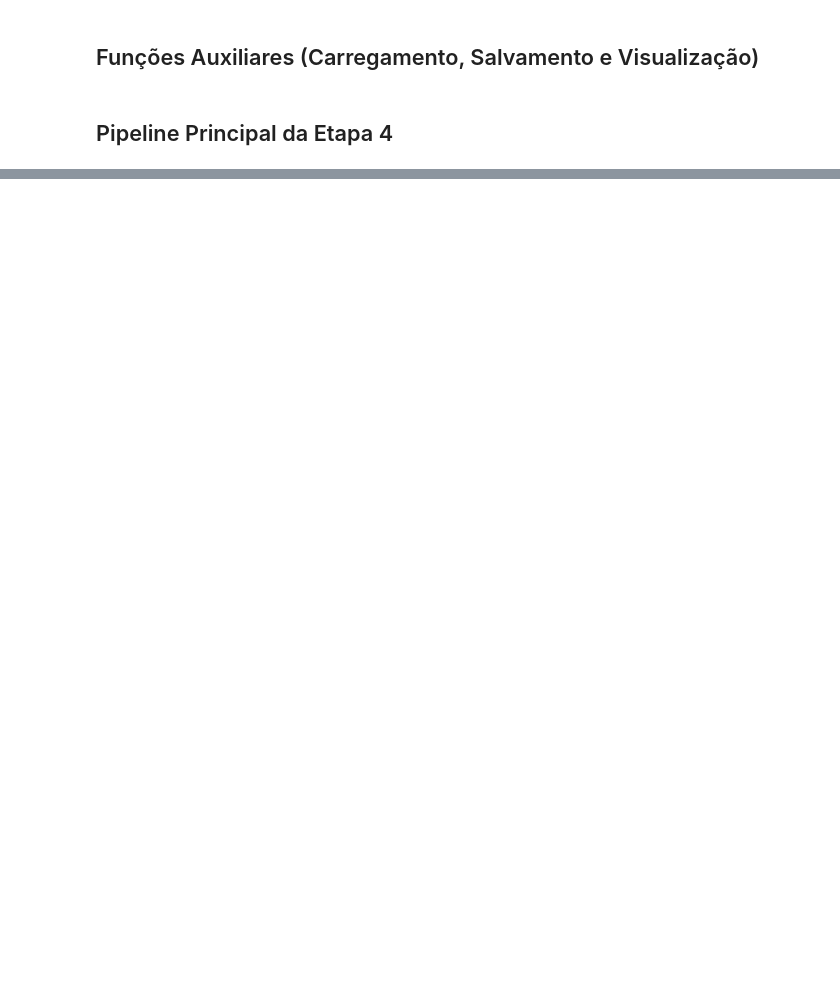
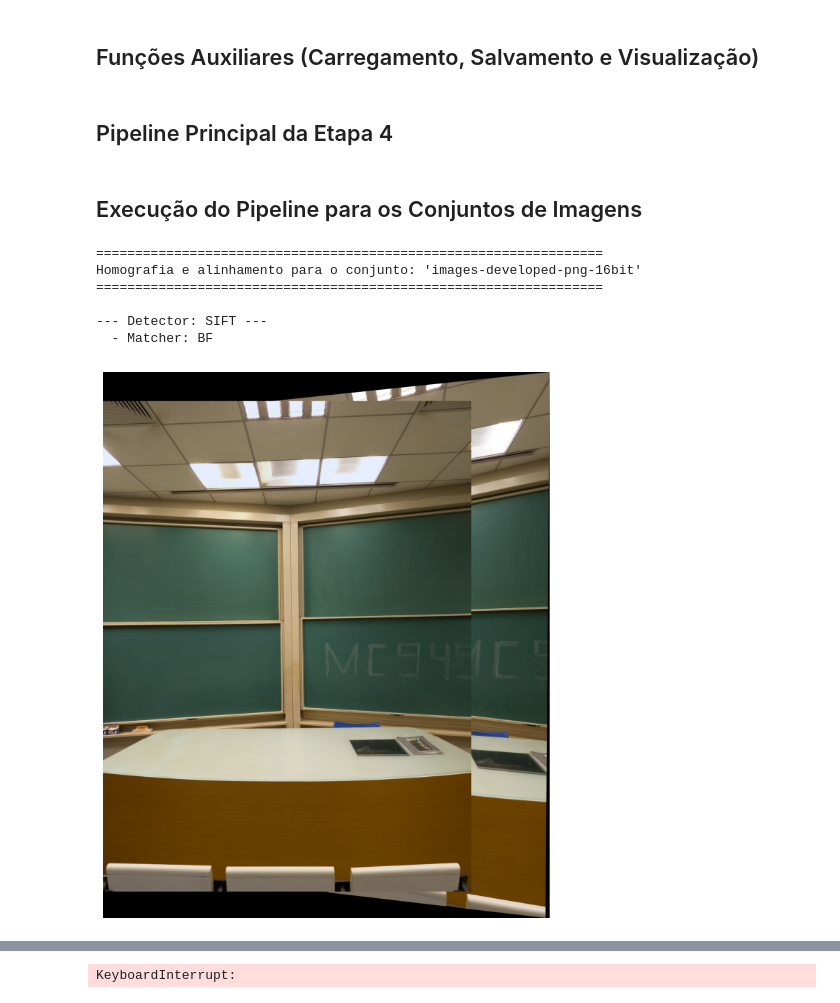
Before and after one commit to GabrielMacedoMontagna/MC949_Visao_Computacional, a Jupyter notebook: etapa4.ipynb, the cells around one changed output, grey strips where cells are left out. Drawn from its saved outputs; the diff is of its cells as text; code cells hidden in the pictures; blank space fills up the shorter version.

Commit message:
Primeira versao etapa4

```diff
--- a/etapa4.ipynb
+++ b/etapa4.ipynb
@@ -78,7 +124,6 @@ def analisar_homogr_alinhamento(caminho_base_etapa2: str, caminho_base_etapa3: s
         for nome_matcher in matchers:
             print(f"  - Matcher: {nome_matcher.upper()}")
             caminho_matcher = os.path.join(caminho_base_etapa3, nome_detector, nome_matcher)
-            arquivos_match_npz = sorted(glob.glob(os.path.join(caminho_matcher, "matches_*.npz")))
 
             # Cria o diretório de saída para esta combinação
             dir_saida = os.path.join("resultados_etapa4", os.path.basename(caminho_base_etapa3), nome_detector, nome_matcher)
@@ -90,20 +135,51 @@ def analisar_homogr_alinhamento(caminho_base_etapa2: str, caminho_base_etapa3: s
                 kps1, desc1, path1 = carregar_features_npz(arquivos_feature_npz[i])
                 kps2, desc2, path2 = carregar_features_npz(arquivos_feature_npz[i+1])
 
+                img1 = cv2.imread(path1)
+                img2 = cv2.imread(path2)
+
                 match_data = carregar_matches_npz(os.path.join(caminho_matcher, f"matches_{i:03d}_{i+1:03d}.npz"))
 
                 if not kps1 or not kps2 or not match_data:
                     print("[Erro] Não foi possível carregar as features ou matches.")
                     return
 
-                homografia = calcular_homogr(features, matches)
+                homografia = calcular_homogr(kps1, kps2, match_data)
 
                 if homografia is None:
                     print("[Erro] Não foi possível calcular a homografia.")
                     return
 
-                imagens_alinhadas = alinhar_imgs(caminho_base_etapa3, homografia)
+                alinhado = alinhar_imgs(img1, img2, homografia)
 
-                if not imagens_alinhadas:
+                if  alinhado is None:
                     print("[Erro] Não foi possível alinhar as imagens.")
                     return
+
+                if i==0 or i == 5:
+                    plt.figure(figsize=(20, 10))
+                    plt.imshow(cv2.cvtColor(alinhado, cv2.COLOR_BGR2RGB))
+                    plt.axis('off')
+                    plt.show()
+# %% [markdown]
+## Execução do Pipeline para os Conjuntos de Imagens
+# %%
+RAIZ_ETAPA2 = "resultados_etapa2"
+RAIZ_ETAPA3 = "resultados_etapa3"
+DETECTORS = ['sift', 'orb', 'akaze']
+MATCHERS = ['bf', 'flann']
+
+conjuntos = [d for d in os.listdir(RAIZ_ETAPA2) if os.path.isdir(os.path.join(RAIZ_ETAPA2, d))]
+
+for nome_conjunto in sorted(conjuntos):
+    caminho_detector = os.path.join(RAIZ_ETAPA2, nome_conjunto)
+    caminho_matcher = os.path.join(RAIZ_ETAPA3, nome_conjunto)
+    analisar_homogr_alinhamento(caminho_detector, caminho_matcher, DETECTORS, MATCHERS)
+# %% [output]
+=================================================================
+Homografia e alinhamento para o conjunto: 'images-developed-png-16bit'
+=================================================================
+
+--- Detector: SIFT ---
+  - Matcher: BF
+[figure, added]
@@ -109,0 +187 @@ def analisar_homogr_alinhamento(caminho_base_etapa2: str, caminho_base_etapa3: s
+KeyboardInterrupt:
```
Also changed, not shown: parts of 2 cells of this notebook.
